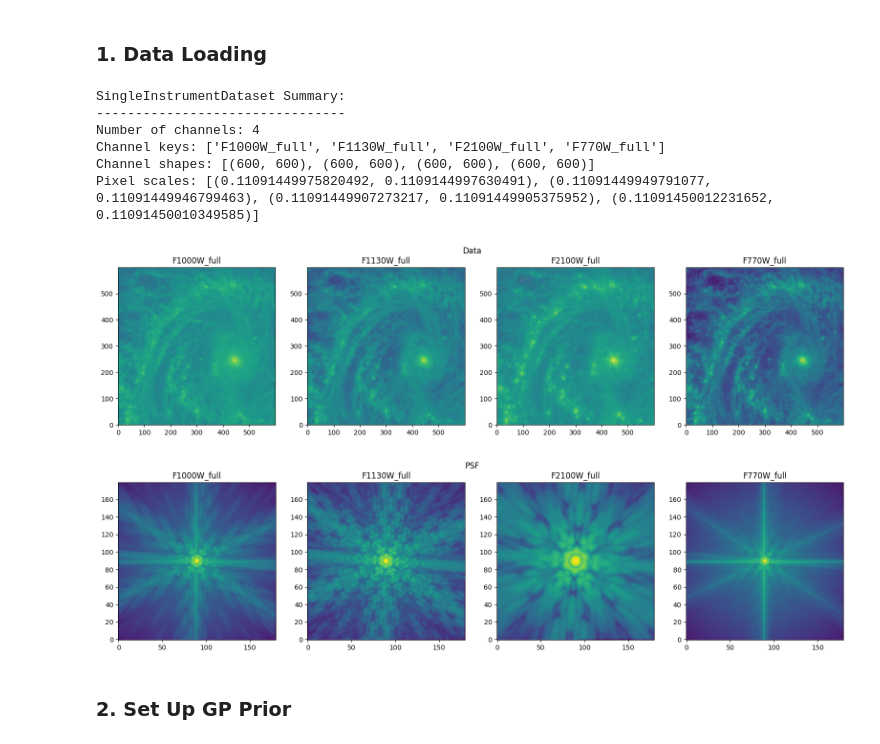
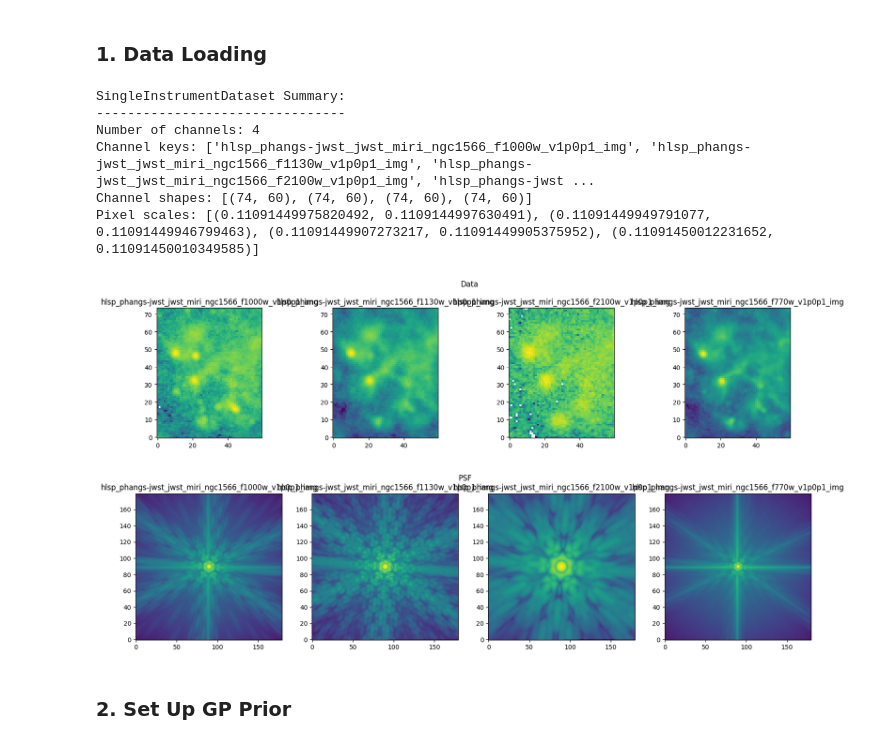
Before and after one commit to c4du-stanford/astroprism, a Jupyter notebook: examples/08_full_pipeline_miri.ipynb, the cells around one changed output. Drawn from its saved outputs; the diff is of its cells as text; code cells hidden in the pictures.

```diff
--- a/examples/08_full_pipeline_miri.ipynb
+++ b/examples/08_full_pipeline_miri.ipynb
@@ -52,39 +54,39 @@ warnings.filterwarnings('ignore', category=AstropyWarning)
 from astroprism.io import load_dataset, SingleInstrumentDataset
 
 # Load Single Instrument Dataset
-path = "../data/tutorial/jwst_miri_cutout/"
+path = "../data/tutorial/hack_sample/data_full"
 dataset = load_dataset(path=path, instrument="JWST_MIRI", extension="fits")
 print(dataset.summary())
 
 # Plot Data
 fig, axes = plt.subplots(1, dataset.n_channels, figsize=(4*dataset.n_channels, 4))
 for i, key in enumerate(dataset.channel_keys):
     data, wcs, psf = dataset[key]
     axes[i].imshow(data, norm=LogNorm(), origin='lower')
     axes[i].set_title(key)
 plt.suptitle("Data")
 plt.tight_layout()
 plt.show()
 
 # Plot PSF
 fig, axes = plt.subplots(1, dataset.n_channels, figsize=(4*dataset.n_channels, 4))
 
 for i, key in enumerate(dataset.channel_keys):
     _, _, psf = dataset[key]
     axes[i].imshow(psf, norm=LogNorm(), origin='lower')
     axes[i].set_title(key)
 plt.suptitle("PSF")
 plt.tight_layout()
 plt.show()
 # %% [output]
 SingleInstrumentDataset Summary:
 --------------------------------
 Number of channels: 4
-Channel keys: ['F1000W_full', 'F1130W_full', 'F2100W_full', 'F770W_full']
-Channel shapes: [(600, 600), (600, 600), (600, 600), (600, 600)]
+Channel keys: ['hlsp_phangs-jwst_jwst_miri_ngc1566_f1000w_v1p0p1_img', 'hlsp_phangs-jwst_jwst_miri_ngc1566_f1130w_v1p0p1_img', 'hlsp_phangs-jwst_jwst_miri_ngc1566_f2100w_v1p0p1_img', 'hlsp_phangs-jwst ...
+Channel shapes: [(74, 60), (74, 60), (74, 60), (74, 60)]
 Pixel scales: [(0.11091449975820492, 0.1109144997630491), (0.11091449949791077, 0.11091449946799463), (0.11091449907273217, 0.11091449905375952), (0.11091450012231652, 0.11091450010349585)]
-[figure, old version]
+[figure, new version]
-[figure, old version]
+[figure, new version]
 # %% [markdown]
 ### 2. Set Up GP Prior
 # %%
```
Also changed, not shown: parts of 2 cells of this notebook, 4 other files.
